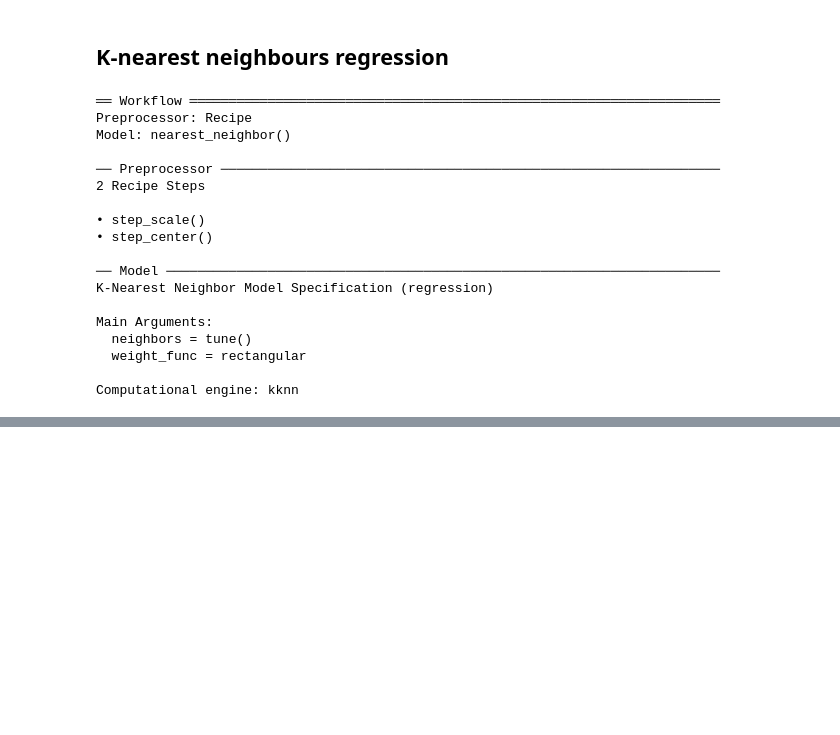
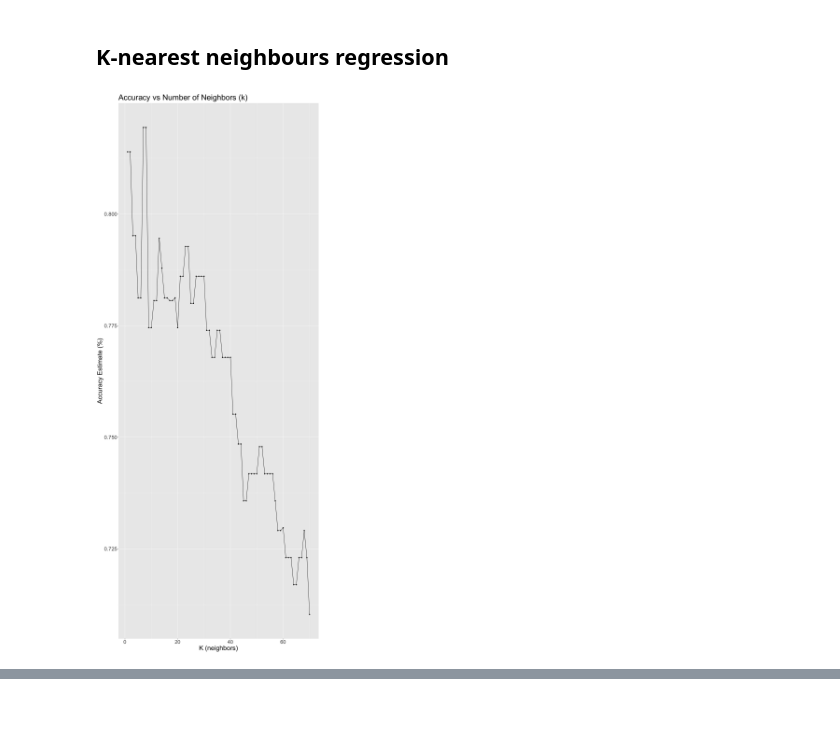
Before and after one commit to DSCI-310-2024/dsci-310_group-5_predicting-wine-cultivars, a Jupyter notebook: analysis/predicting_wine_cultivars.ipynb, the cells around one changed output, grey strips where cells are left out. Saved outputs shown, nothing was run; the diff lists cells and outputs as text; code cells hidden in the pictures; blank space fills up the shorter version.

Commit message:
edits to the knn model to  make the analysis code run

```diff
--- a/analysis/predicting_wine_cultivars.ipynb
+++ b/analysis/predicting_wine_cultivars.ipynb
@@ -231,43 +216,39 @@ eda_plot1
 # %% [markdown]
 ## K-nearest neighbours regression
 # %%
-data_split <- initial_split(raw_data, prop = 0.75, strata = flavanoids)
+data_split <- initial_split(data, prop = 0.75, strata = cultivar)
 data_train <- training(data_split)
 data_test <- testing(data_split)
 # %%
-data_recipe <- recipe(flavanoids ~ cultivar, data = raw_data) |>
+data_recipe <- recipe(cultivar ~ flavanoids + total_phenols, data = data_train) |>
     step_scale(all_predictors()) |>
-    step_center(all_presictors())
+    step_center(all_predictors())
 
 data_spec <- nearest_neighbor(weight_func = "rectangular",
                                neighbors = tune()) |>
     set_engine("kknn") |>
-    set_mode("regression")
+    set_mode("classification")
 
-data_vfold <- vfold_cv(data_train, v = 5, strata = flavanoids)
+data_vfold <- vfold_cv(data_train, v = 5, strata = cultivar)
 
-data_wkflw <- workflow() |>
+k_vals <- tibble(neighbors = seq(from = 1, to = 70, by = 1))
+
+knn_results <- workflow() |>
     add_recipe(data_recipe) |>
-    add_model(data_spec)
+    add_model(data_spec) |>
+    tune_grid(resamples = data_vfold, grid = k_vals) |>
+    collect_metrics()
 
-data_wkflw
+accuracies = knn_results |>
+    filter(.metric == "accuracy")
+
+cross_val_plot <- ggplot(accuracies, aes(x = neighbors, y = mean)) +
+    geom_point() +
+    geom_line() +
+    labs(x = "K (neighbors)", y = "Accuracy Estimate (%)", title = "Accuracy vs Number of Neighbors (k)") +
+    theme(text = element_text(size = 25))
+
+cross_val_plot
 # %% [output]
-══ Workflow ════════════════════════════════════════════════════════════════════
-Preprocessor: Recipe
-Model: nearest_neighbor()
-
-── Preprocessor ────────────────────────────────────────────────────────────────
-2 Recipe Steps
-
-• step_scale()
-• step_center()
-
-── Model ───────────────────────────────────────────────────────────────────────
-K-Nearest Neighbor Model Specification (regression)
-
-Main Arguments:
-  neighbors = tune()
-  weight_func = rectangular
-
-Computational engine: kknn
+[figure, added]
 # %%
```
Also changed, not shown: parts of 8 cells of this notebook, 1 other file.
